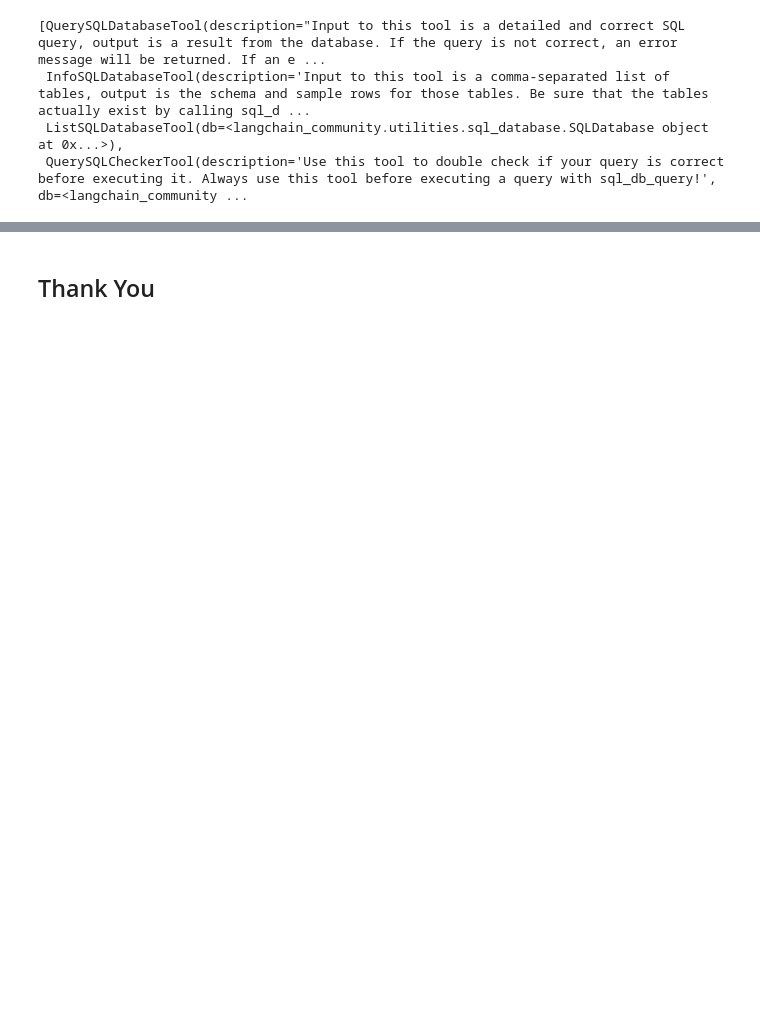
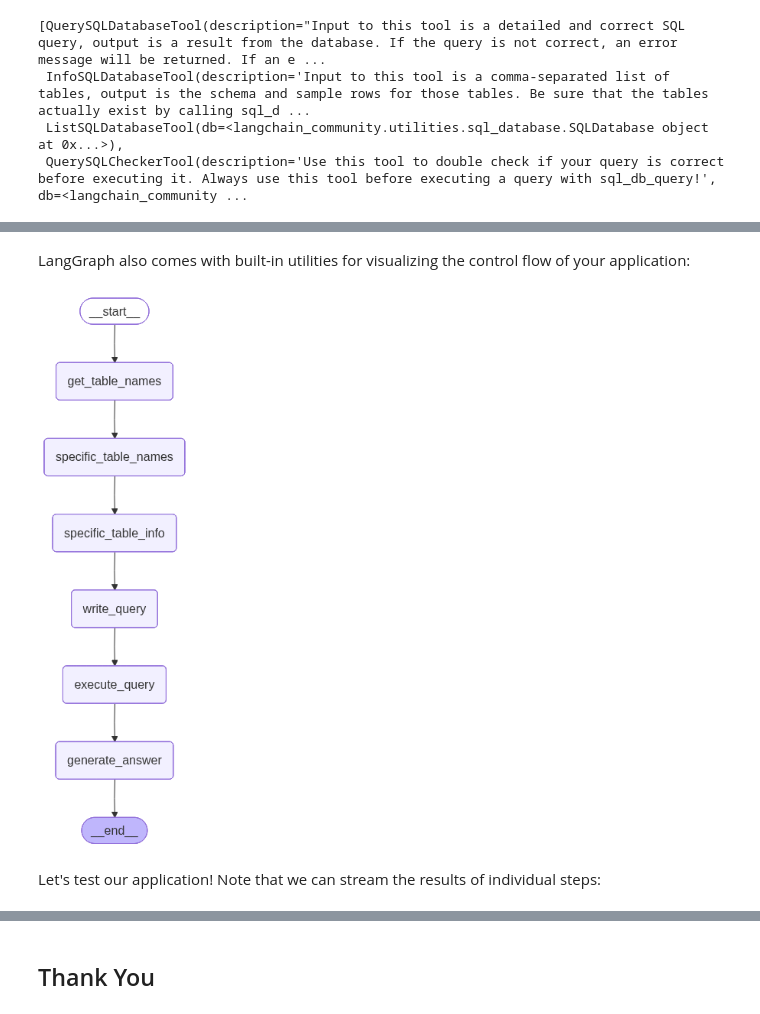
Before and after one commit to shubhdadatta/GAAI-Azure, a Jupyter notebook: code7_NLP2SQL_Chains.ipynb, the cells around one changed output, grey strips where cells are left out. Cells and saved outputs as stored; diff of their text form; code cells hidden in the pictures; blank space fills up the shorter version.

```diff
--- a/code7_NLP2SQL_Chains.ipynb
+++ b/code7_NLP2SQL_Chains.ipynb
@@ -362,0 +377,7 @@ tools
+# %%
+# node 1
+def get_table_names(state:mystate)->mystate:
+    # tool execution to fetch all table names
+    result = db.run("select name from sqlite_master where type='table';")
+
+    return {"all_table_names":result}
@@ -362,0 +441,39 @@ tools
+# %%
+# node5
+from langchain_community.tools.sql_database.tool import QuerySQLDatabaseTool
+
+
+def execute_query(state: mystate):
+    """Execute SQL query."""
+    execute_query_tool = QuerySQLDatabaseTool(db=db)
+    return {"query_result": execute_query_tool.invoke(state["query"])}
+# %%
+def generate_answer(state: mystate):
+    """Answer question using retrieved information as context."""
+    prompt = (
+        "Given the following user question, corresponding SQL query, "
+        "and SQL result, answer the user question.\n\n"
+        f'Question: {state["input"]}\n'
+        f'SQL Query: {state["query"]}\n'
+        f'SQL Result: {state["query_result"]}'
+    )
+    response = llm.invoke(prompt)
+    return {"final_response": response.content,'generate_answer_prompt':prompt}
+# %%
+from langgraph.graph import START, StateGraph
+
+graph_builder = StateGraph(mystate).add_sequence(
+    [get_table_names, specific_table_names, specific_table_info, write_query, execute_query, generate_answer]
+)
+graph_builder.add_edge(START, "get_table_names")
+graph = graph_builder.compile()
+# %% [markdown]
+LangGraph also comes with built-in utilities for visualizing the control flow of your application:
+# %%
+from IPython.display import Image, display
+
+display(Image(graph.get_graph().draw_mermaid_png()))
+# %% [output]
+[figure, added]
+# %% [markdown]
+Let's test our application! Note that we can stream the results of individual steps:
```
Also changed, not shown: parts of 19 cells of this notebook.
